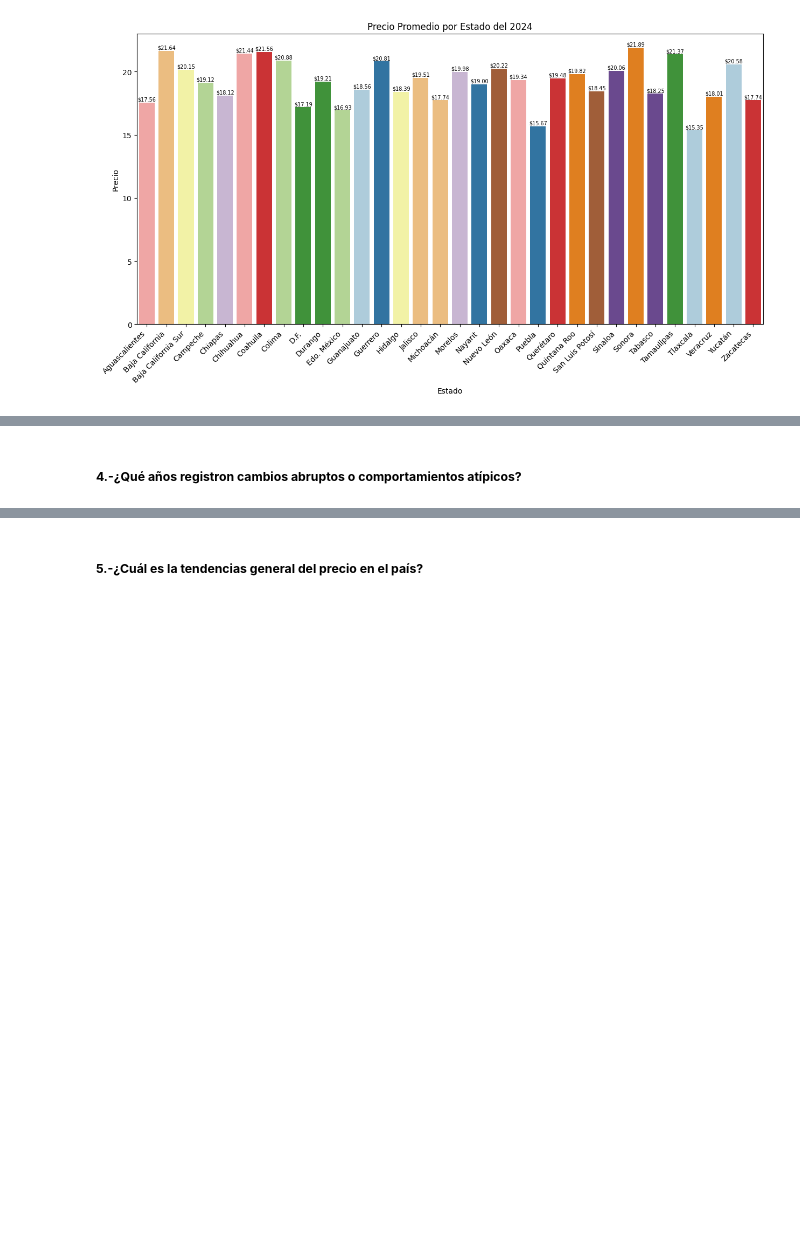
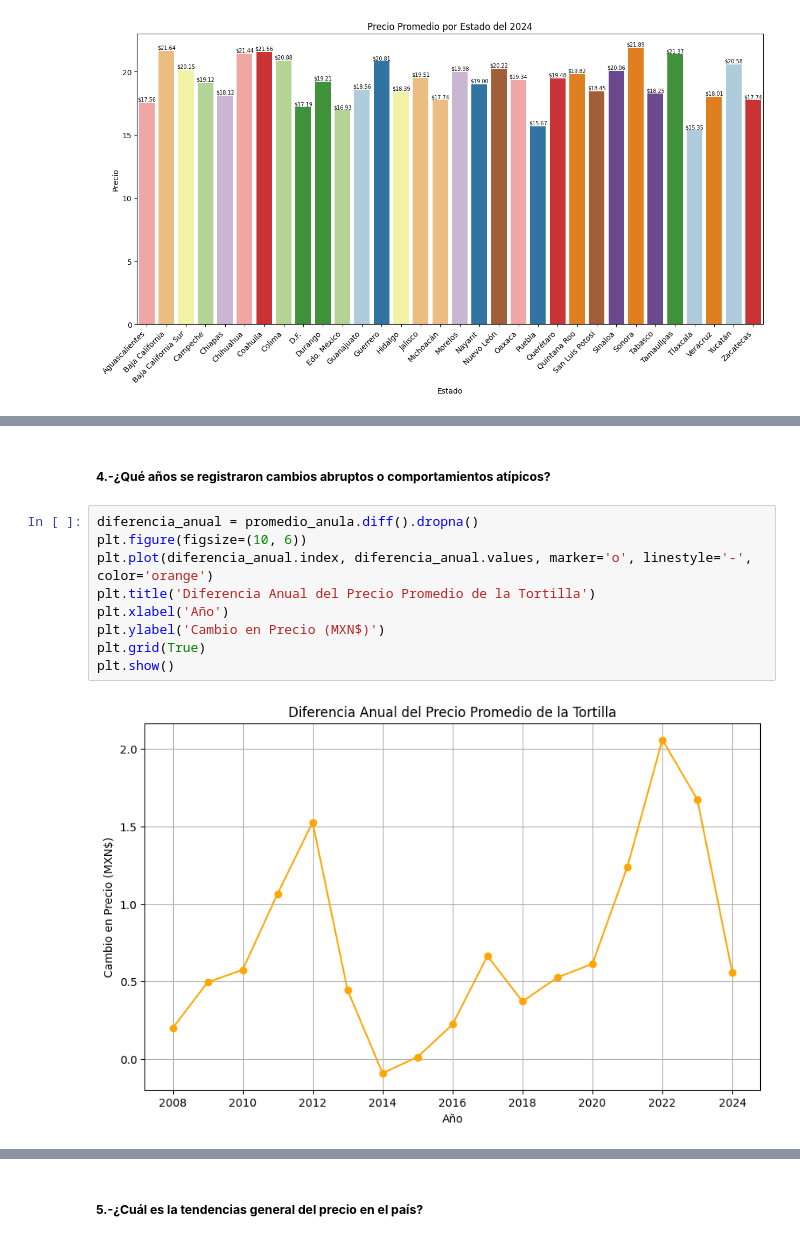
Before and after one commit to SaitoM17/analisis_del_precio_tortillas_mexico_2007_a_2024, a Jupyter notebook: notebooks/3_analisi_tortilla_prices.ipynb, the cells around one changed output, grey strips where cells are left out. Cells and saved outputs as stored; diff of their text form; blank space fills up the shorter version.

```diff
--- a/notebooks/3_analisi_tortilla_prices.ipynb
+++ b/notebooks/3_analisi_tortilla_prices.ipynb
@@ -192,2 +232,13 @@ plt.show()
 # %% [markdown]
-##### **4.-¿Qué años registron cambios abruptos o comportamientos atípicos?**
+##### **4.-¿Qué años se registraron cambios abruptos o comportamientos atípicos?**
+# %%
+diferencia_anual = promedio_anula.diff().dropna()
+plt.figure(figsize=(10, 6))
+plt.plot(diferencia_anual.index, diferencia_anual.values, marker='o', linestyle='-', color='orange')
+plt.title('Diferencia Anual del Precio Promedio de la Tortilla')
+plt.xlabel('Año')
+plt.ylabel('Cambio en Precio (MXN$)')
+plt.grid(True)
+plt.show()
+# %% [output]
+[figure, added]
```
Also changed, not shown: parts of 15 cells of this notebook.
